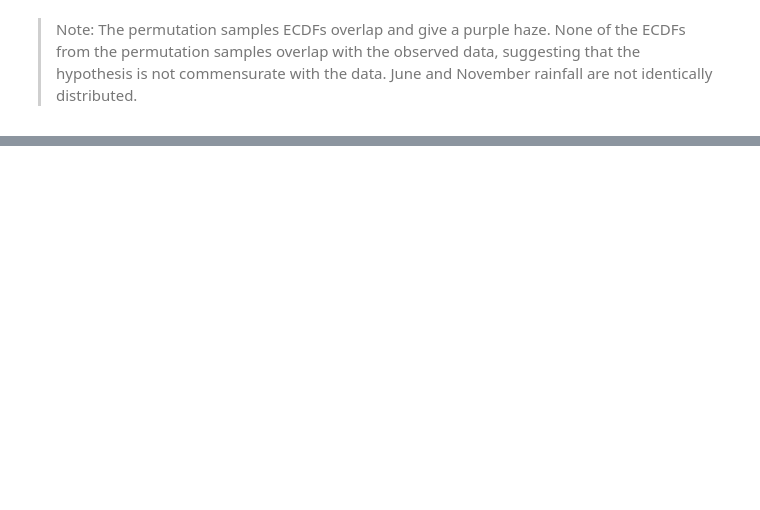
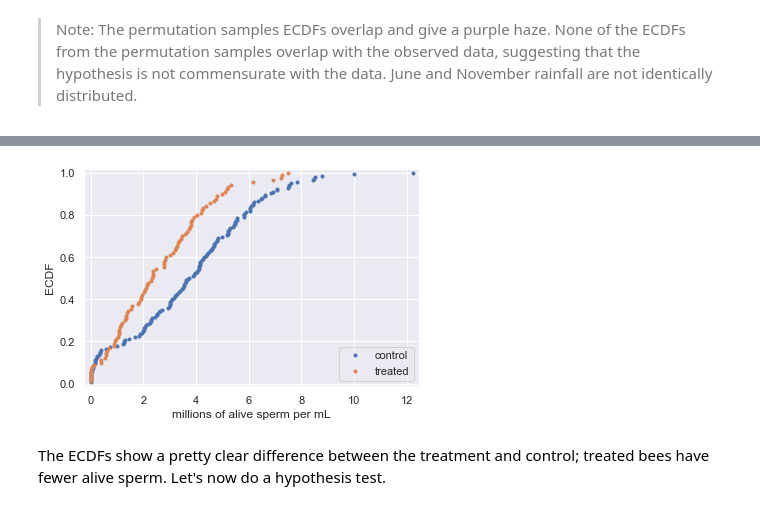
Before and after one commit to VictorOmondi1997/Statistical-Thinking-in-Python-Part-2-, a Jupyter notebook: Statistical Thinking in Python (Part 2).ipynb, the cells around one changed output, grey strips where cells are left out. Saved outputs shown, nothing was run; the diff lists cells and outputs as text; code cells hidden in the pictures; blank space fills up the shorter version.

```diff
--- a/Statistical Thinking in Python (Part 2).ipynb
+++ b/Statistical Thinking in Python (Part 2).ipynb
@@ -740,0 +1106,39 @@ plt.show()
+# %%
+treated = np.array([1.342686, 1.058476, 3.793784, 0.40428 , 4.528388, 2.142966,
+       3.937742, 0.1375  , 6.919164, 0.      , 3.597812, 5.196538,
+       2.78955 , 2.3229  , 1.090636, 5.323916, 1.021618, 0.931836,
+       2.78    , 0.412202, 1.180934, 2.8674  , 0.      , 0.064354,
+       3.008348, 0.876634, 0.      , 4.971712, 7.280658, 4.79732 ,
+       2.084956, 3.251514, 1.9405  , 1.566192, 0.58894 , 5.219658,
+       0.977976, 3.124584, 1.297564, 1.433328, 4.24337 , 0.880964,
+       2.376566, 3.763658, 1.918426, 3.74    , 3.841726, 4.69964 ,
+       4.386876, 0.      , 1.127432, 1.845452, 0.690314, 4.185602,
+       2.284732, 7.237594, 2.185148, 2.799124, 3.43218 , 0.63354 ,
+       1.142496, 0.586   , 2.372858, 1.80032 , 3.329306, 4.028804,
+       3.474156, 7.508752, 2.032824, 1.336556, 1.906496, 1.396046,
+       2.488104, 4.759114, 1.07853 , 3.19927 , 3.814252, 4.275962,
+       2.817056, 0.552198, 3.27194 , 5.11525 , 2.064628, 0.      ,
+       3.34101 , 6.177322, 0.      , 3.66415 , 2.352582, 1.531696])
+# %%
+# Compute x,y values for ECDFs
+x_control, y_control = ecdf(control)
+x_treated, y_treated = ecdf(treated)
+
+# Plot the ECDFs
+plt.plot(x_control, y_control, marker='.', linestyle='none')
+plt.plot(x_treated, y_treated, marker='.', linestyle='none')
+
+# Set the margins
+plt.margins(0.02)
+
+# Add a legend
+plt.legend(('control', 'treated'), loc='lower right')
+
+# Label axes and show plot
+plt.xlabel('millions of alive sperm per mL')
+plt.ylabel('ECDF')
+plt.show()
+# %% [output]
+[figure, added]
+# %% [markdown]
+The ECDFs show a pretty clear difference between the treatment and control; treated bees have fewer alive sperm. Let's now do a hypothesis test.
```
Also changed, not shown: parts of 52 cells of this notebook.
